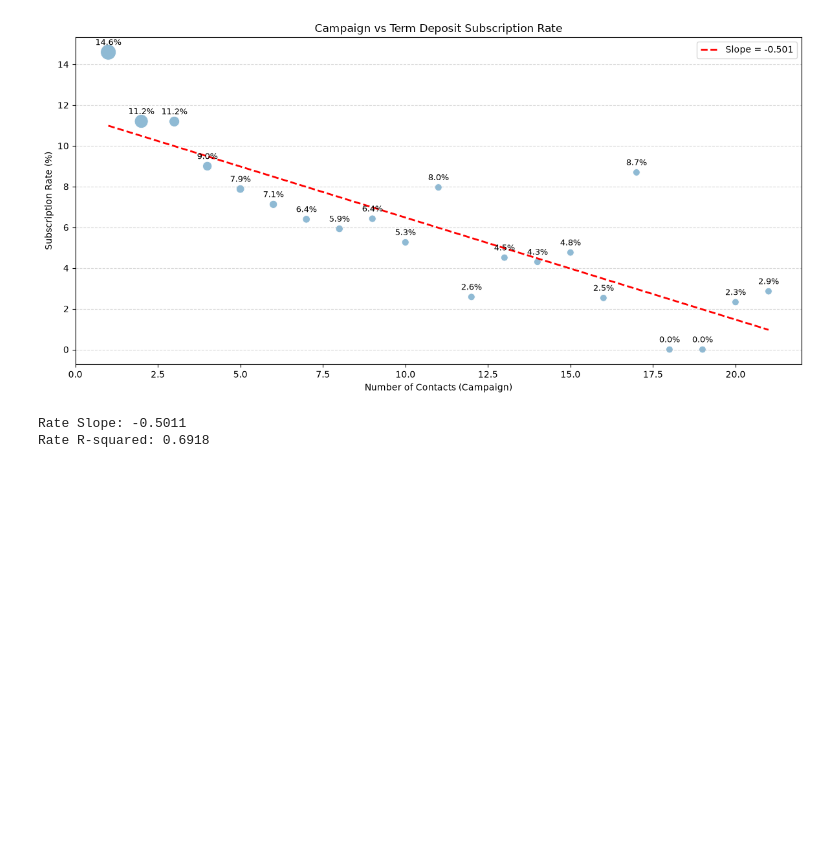
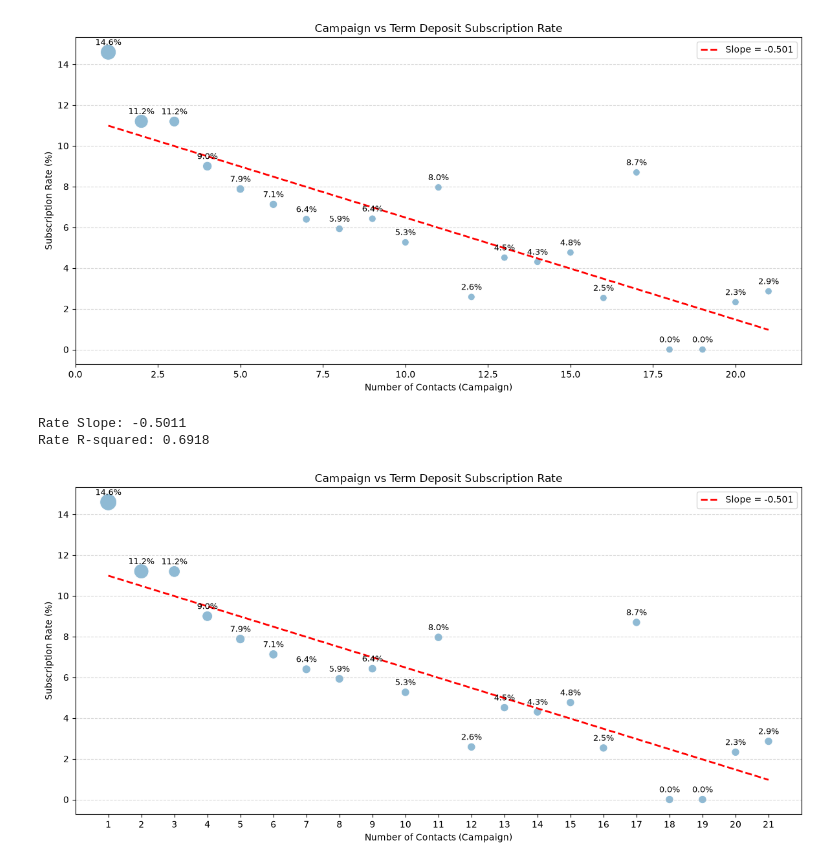
Before and after one commit to TKishioru/DPU.DT, a Jupyter notebook: DT514 วิทยาการข้อมูลและการวิเคราะห์ข้อมูลขนาดใหญ่/Midterm/anwser.ipynb, the cells around one changed output. Saved outputs shown, nothing was run; the diff lists cells and outputs as text; code cells hidden in the pictures; blank space fills up the shorter version.

```diff
--- a/DT514 วิทยาการข้อมูลและการวิเคราะห์ข้อมูลขนาดใหญ่/Midterm/anwser.ipynb
+++ b/DT514 วิทยาการข้อมูลและการวิเคราะห์ข้อมูลขนาดใหญ่/Midterm/anwser.ipynb
@@ -2060,3 +2259,94 @@ print(f'Rate R-squared: {rate_r**2:.4f}')
 [figure]
 Rate Slope: -0.5011
 Rate R-squared: 0.6918
+# %%
+# สร้างตัวแปร subscribed
+data_full['subscribed'] = (data_full['y'] == 'yes').astype(int)
+
+# สรุปข้อมูลตามจำนวนครั้งที่ติดต่อ (campaign)
+campaign_summary = (
+    data_full.groupby('campaign')['subscribed']
+    .agg(
+        Total='count',          # จำนวนลูกค้าทั้งหมดใน campaign นั้น
+        Yes='sum',              # จำนวนลูกค้าที่สมัคร Term Deposit
+        Rate='mean'             # อัตราการสมัคร
+    )
+    .reset_index()
+)
+
+# แปลงอัตราการสมัครเป็นเปอร์เซ็นต์
+campaign_summary['Rate (%)'] = campaign_summary['Rate'] * 100
+
+# ถ้าต้องการตัดกลุ่มที่มีข้อมูลน้อยมากออก ให้ใช้เงื่อนไขนี้
+# เช่น เลือกเฉพาะ campaign ที่มีลูกค้าทั้งหมดอย่างน้อย 30 คน
+plot_data = campaign_summary[campaign_summary['Total'] >= 30].copy()
+
+# คำนวณ slope
+rate_slope, rate_intercept, rate_r, rate_p, _ = linregress(
+    plot_data['campaign'],
+    plot_data['Rate (%)']
+)
+
+# เตรียมค่าเส้นแนวโน้ม
+x_line = np.linspace(plot_data['campaign'].min(), plot_data['campaign'].max(), 200)
+y_line = rate_slope * x_line + rate_intercept
+
+# สร้าง Scatterplot
+plt.figure(figsize=(12, 6))
+
+sns.scatterplot(
+    data=plot_data,
+    x='campaign',
+    y='Rate (%)',
+    size='Total',
+    sizes=(80, 350),
+    color='#8fbad4',
+    legend=False
+)
+
+# เพิ่มเส้น slope
+plt.plot(
+    x_line,
+    y_line,
+    color='red',
+    linestyle='--',
+    linewidth=2,
+    label=f'Slope = {rate_slope:.3f}'
+)
+
+# แสดงค่าเปอร์เซ็นต์บนจุด
+for _, row in plot_data.iterrows():
+    plt.annotate(
+        f"{row['Rate (%)']:.1f}%",
+        (row['campaign'], row['Rate (%)']),
+        xytext=(0, 8),
+        textcoords='offset points',
+        ha='center',
+        fontsize=9
+    )
+
+plt.title('Campaign vs Term Deposit Subscription Rate')
+plt.xlabel('Number of Contacts (Campaign)')
+plt.ylabel('Subscription Rate (%)')
+
+# กำหนดแกน x เป็นจำนวนเต็ม
+plt.xticks(range(int(plot_data['campaign'].min()), int(plot_data['campaign'].max()) + 1))
+
+plt.grid(axis='y', linestyle='--', alpha=0.5)
+plt.legend()
+plt.tight_layout()
+plt.show()
+
+# แสดงค่าสถิติของเส้นแนวโน้ม
+print(f'Rate Slope: {rate_slope:.4f}')
+print(f'Rate R-squared: {rate_r**2:.4f}')
+print(f'Rate P-value: {rate_p:.6f}')
+
+# ตารางสรุปตามโจทย์
+summary_table = plot_data[['campaign', 'Yes', 'Rate (%)']].copy()
+summary_table.columns = ['Campaign (Contacts)', 'Number of Subscribed Customers', 'Subscription Rate (%)']
+
+print('\nSummary Table')
+display(summary_table.round(2))
+# %% [output]
+[figure, added]
```
Also changed, not shown: parts of 4 cells of this notebook.
